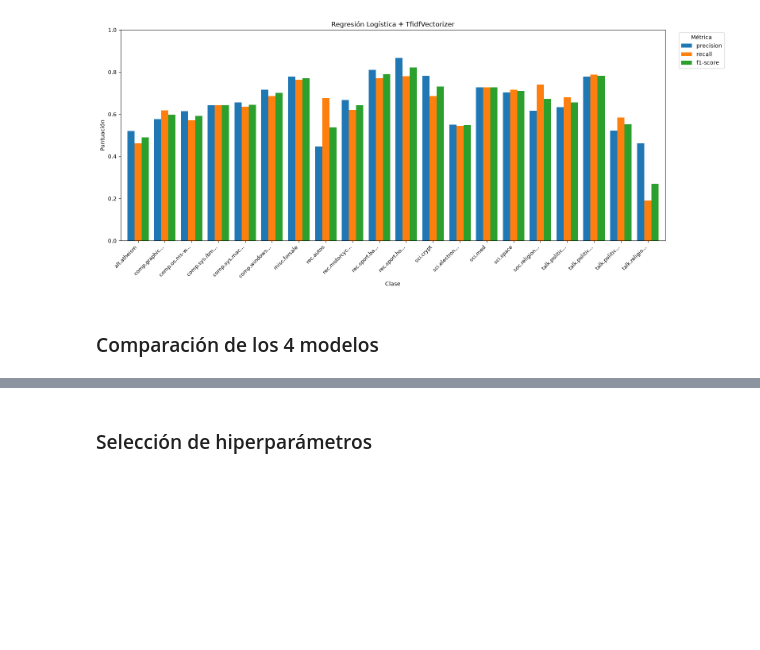
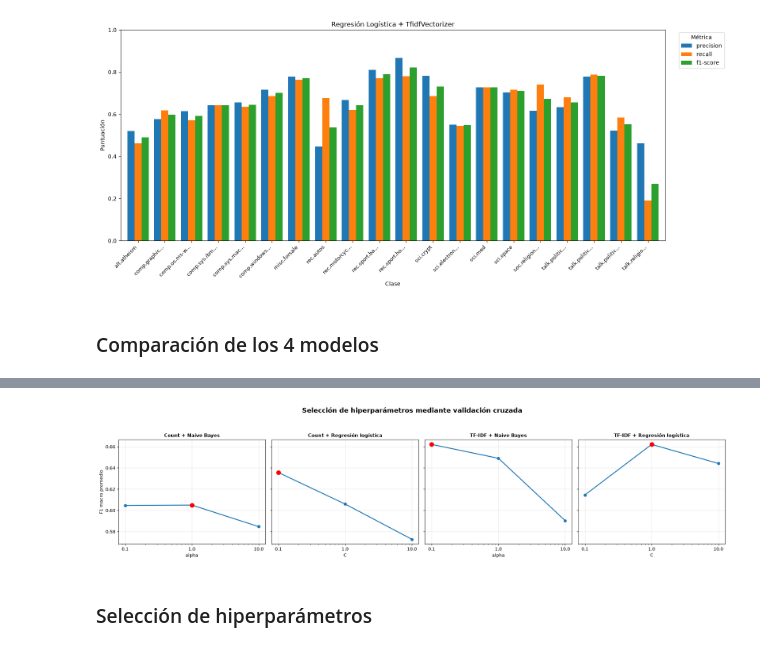
Before and after one commit to Things-I-learn/NLP-ml, a Jupyter notebook: Tarea3/20newsgroups.ipynb, the cells around one changed output, grey strips where cells are left out. Drawn from its saved outputs; the diff is of its cells as text; code cells hidden in the pictures; blank space fills up the shorter version.

```diff
--- a/Tarea3/20newsgroups.ipynb
+++ b/Tarea3/20newsgroups.ipynb
@@ -710,3 +767,75 @@ resultados_df
+# %%
+fig, axes = plt.subplots(
+    ncols=4,
+    figsize=(20, 5),
+    sharey=True
+)
+
+for ax, (nombre, busqueda) in zip(axes, busquedas.items()):
+
+    resultados_cv = busqueda.cv_results_
+
+    if isinstance(
+        busqueda.estimator.named_steps["clasificador"],
+        MultinomialNB
+    ):
+        parametro = "alpha"
+        columna_parametro = "param_clasificador__alpha"
+    else:
+        parametro = "C"
+        columna_parametro = "param_clasificador__C"
+
+    valores = resultados_cv[columna_parametro].astype(float)
+    f1_macro = resultados_cv["mean_test_score"]
+
+    orden = np.argsort(valores)
+    valores = valores[orden]
+    f1_macro = f1_macro[orden]
+
+    mejor_valor = float(
+        busqueda.best_params_[f"clasificador__{parametro}"]
+    )
+    mejor_f1 = busqueda.best_score_
+
+    # Curva
+    ax.plot(
+        valores,
+        f1_macro,
+        marker="o",
+        linewidth=2
+    )
+
+    # Mejor hiperparámetro
+    ax.scatter(
+        mejor_valor,
+        mejor_f1,
+        color="red",
+        s=90,
+        zorder=3
+    )
+
+
+    ax.set_xscale("log")
+    ax.set_xticks([0.1, 1.0, 10.0])
+    ax.set_xticklabels(["0.1", "1.0", "10.0"])
+
+    ax.set_xlabel(f"{parametro}")
+    ax.set_title(nombre, fontsize=11, fontweight="bold")
+
+    ax.grid(True, alpha=0.3)
+
+axes[0].set_ylabel("F1 macro promedio")
+
+fig.suptitle(
+    "Selección de hiperparámetros mediante validación cruzada",
+    fontsize=15,
+    fontweight="bold"
+)
+
+plt.tight_layout(rect=[0, 0, 1, 0.92])
+plt.show()
+# %% [output]
+[figure, added]
 # %% [markdown]
 ### Selección de hiperparámetros
 # %%
```
Also changed, not shown: parts of 12 cells of this notebook, 1 other file.
